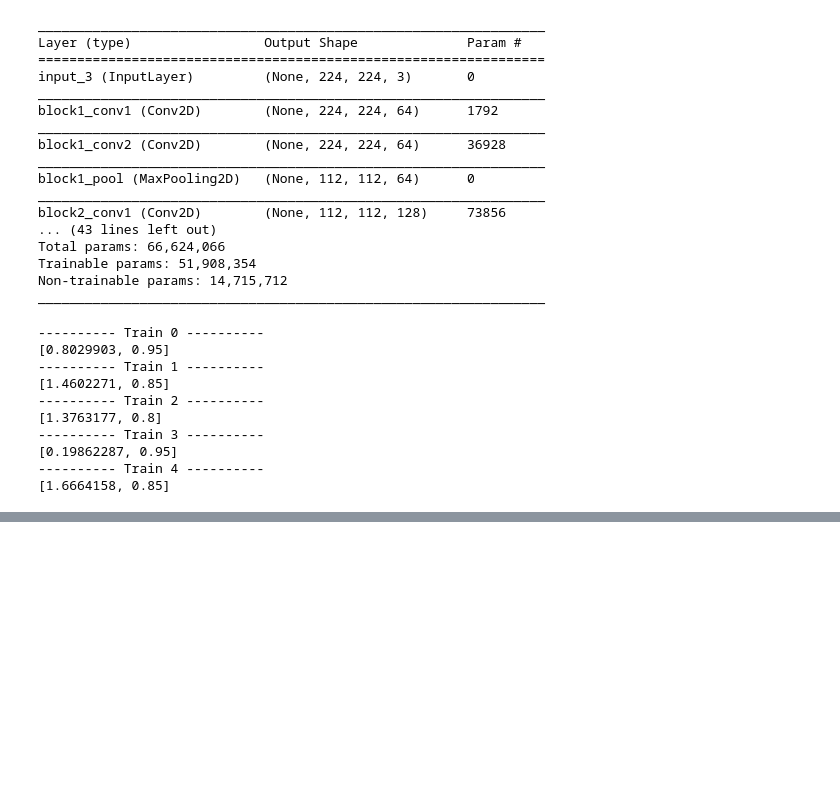
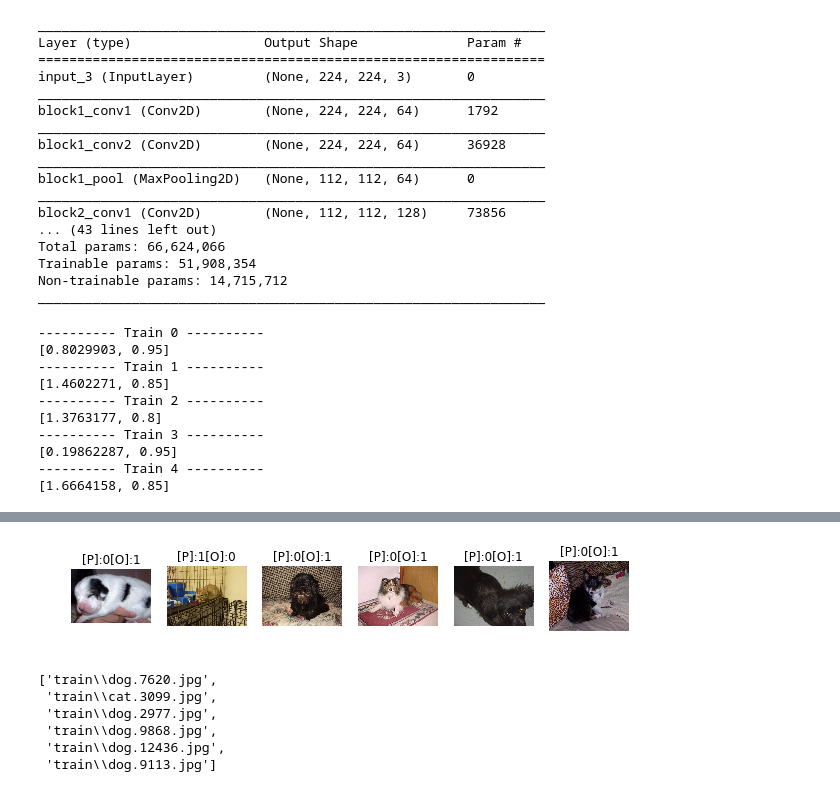
Before and after one commit to Elwing-Chou/cb104, a Jupyter notebook: DogCatCNN.ipynb, the cells around one changed output, grey strips where cells are left out. Drawn from its saved outputs; the diff is of its cells as text; code cells hidden in the pictures; blank space fills up the shorter version.

```diff
--- a/DogCatCNN.ipynb
+++ b/DogCatCNN.ipynb
@@ -149,6 +149,7 @@ for fn in x_test[idx]:
     img = preprocess_input(img)
     x.append(img)
 y = y_test_cat[idx]
+y_ori = y_test[idx]
 x = np.array(x)
 cnn.evaluate(x, y)
 # %% [output]
@@ -158,0 +158,31 @@ cnn.predict(x)
+# %%
+import matplotlib.pyplot as plt
+%matplotlib inline
+pre = cnn.predict(x).argmax(axis=-1)
+notimg = []
+notp = []
+notori = []
+notpath = []
+plt.figure(figsize=(10, 10))
+for (i, p) in enumerate(pre):
+     if not p == y_ori[i]:
+        notp.append(p)
+        notori.append(y_ori[i])
+        notimg.append(Image.open(x_test[idx][i]))
+        notpath.append(x_test[idx][i])
+for (i, img) in enumerate(notimg):
+    plt.subplot(1, len(notimg), i + 1)
+    plt.axis("off")
+    plt.title("[P]:" + str(notp[i]) + "[O]:" + str(notori[i]))
+    plt.imshow(img)
+# %% [output]
+[figure, added]
+# %%
+notpath
+# %% [output]
+['train\\dog.7620.jpg',
+ 'train\\cat.3099.jpg',
+ 'train\\dog.2977.jpg',
+ 'train\\dog.9868.jpg',
+ 'train\\dog.12436.jpg',
+ 'train\\dog.9113.jpg']
```
Also changed, not shown: parts of 2 cells of this notebook.
